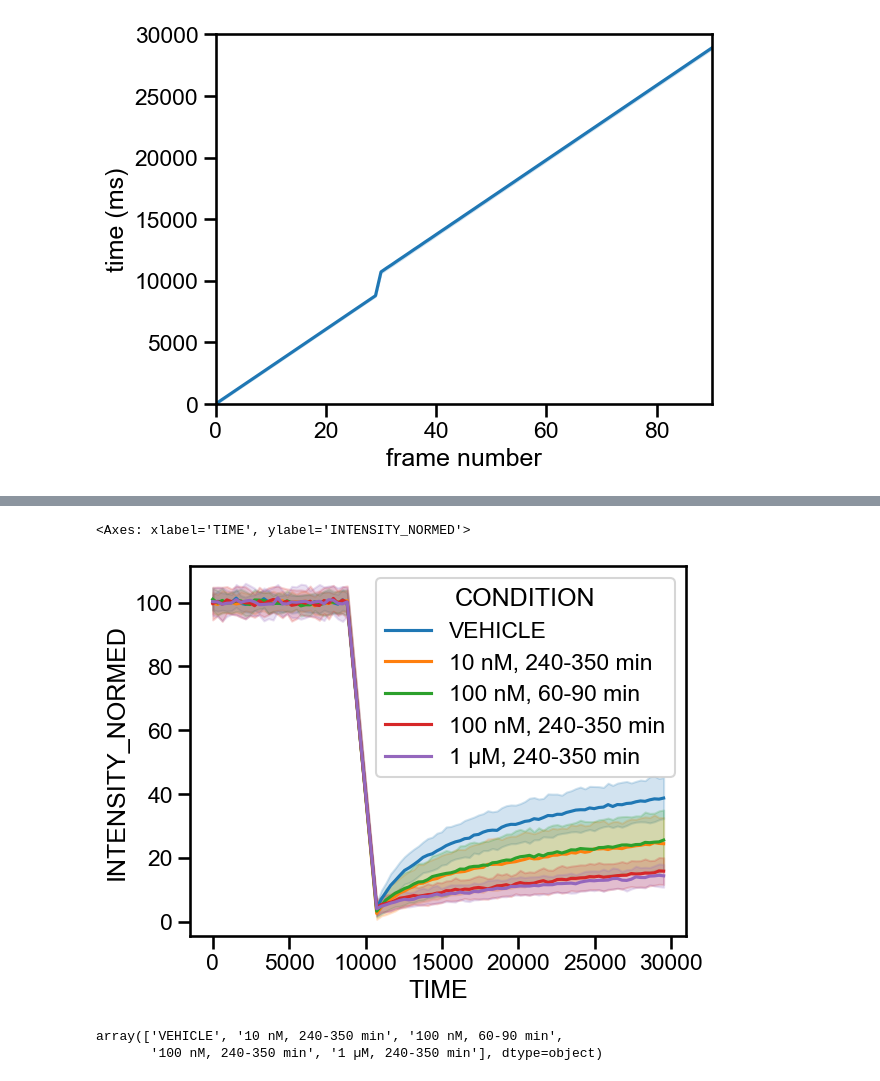
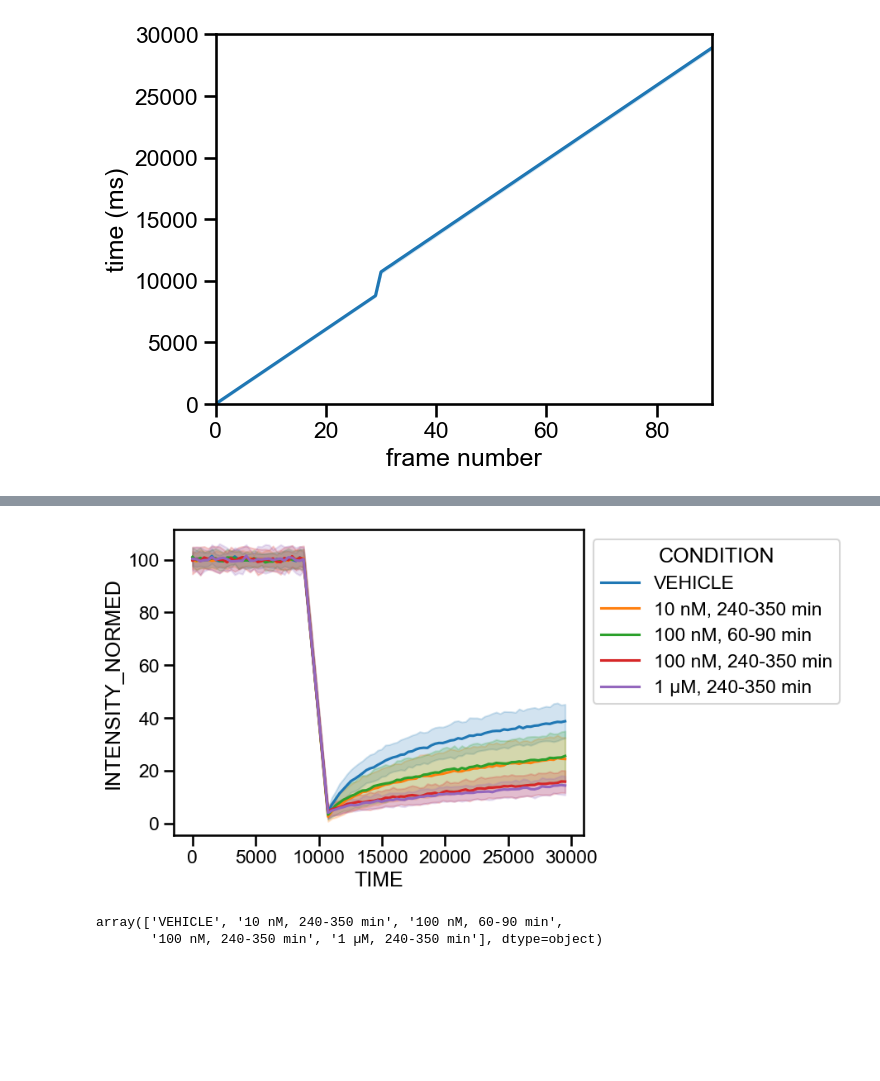
Before and after one commit to berrygroup/publications, a Jupyter notebook: 2026_POLR2A_homeostasis/Imaging/ZeissLSM900/mACPOLR2A_FRAP/mACPOLR2A_FRAP.ipynb, the cells around one changed output, grey strips where cells are left out. Saved outputs shown, nothing was run; the diff lists cells and outputs as text; code cells hidden in the pictures; blank space fills up the shorter version.

```diff
--- a/2026_POLR2A_homeostasis/Imaging/ZeissLSM900/mACPOLR2A_FRAP/mACPOLR2A_FRAP.ipynb
+++ b/2026_POLR2A_homeostasis/Imaging/ZeissLSM900/mACPOLR2A_FRAP/mACPOLR2A_FRAP.ipynb
@@ -511,8 +539,9 @@ g.add_legend()
 # %%
-sns.lineplot(mClover_Normalised_Data, x = 'TIME', y = 'INTENSITY_NORMED', hue = 'CONDITION', errorbar = 'sd')
+h = sns.lineplot(mClover_Normalised_Data, x = 'TIME', y = 'INTENSITY_NORMED', hue = 'CONDITION', errorbar = 'sd')
+
+sns.move_legend(h, 'upper left', bbox_to_anchor = (1,1))
 # %% [output]
-<Axes: xlabel='TIME', ylabel='INTENSITY_NORMED'>
-[figure, old version]
+[figure, new version]
 # %%
 mClover_Normalised_Data.CONDITION.unique()
 # %% [output]
```
Also changed, not shown: parts of 67 cells of this notebook.
